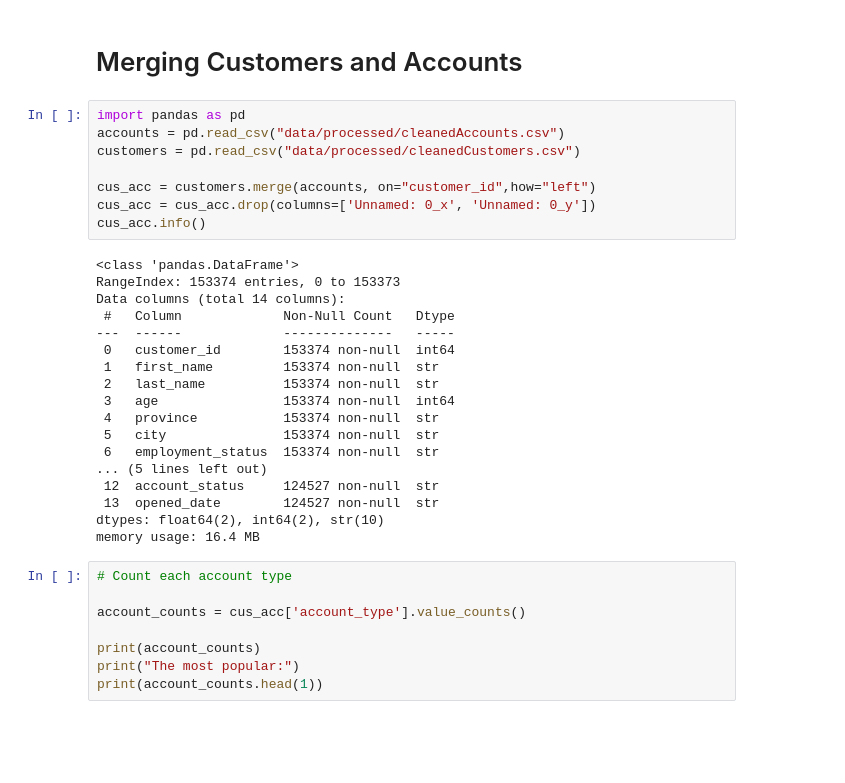
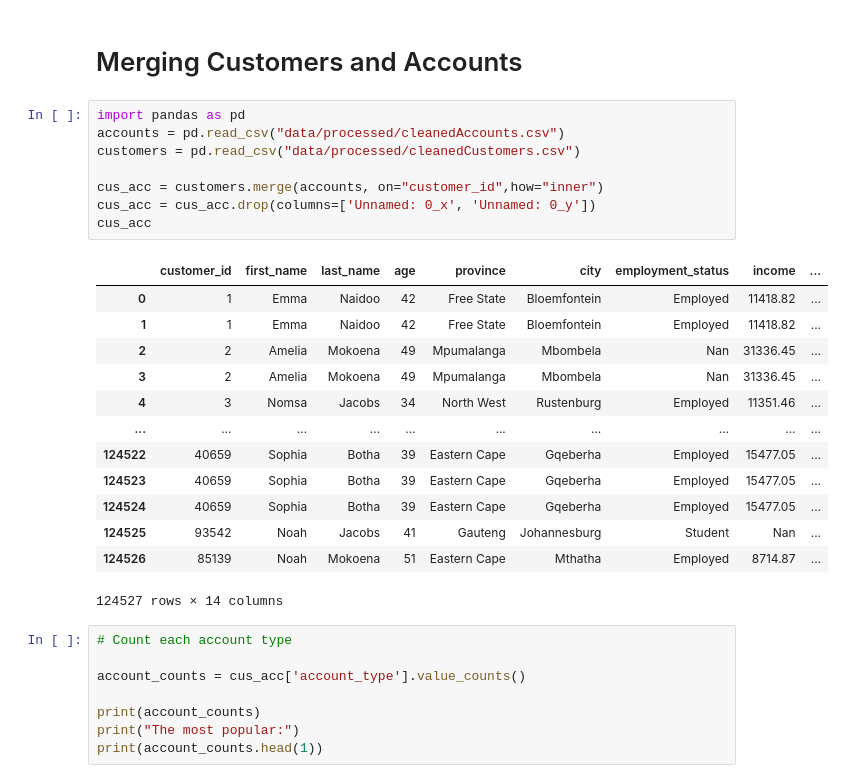
Before and after one commit to akonamajongile-a11y/bankguard, a Jupyter notebook: CleaningCustomers.ipynb, the cells around one changed output. Saved outputs shown, nothing was run; the diff lists cells and outputs as text; blank space fills up the shorter version.

Commit message:
dataset merge changes(Accounts and customers)

```diff
--- a/CleaningCustomers.ipynb
+++ b/CleaningCustomers.ipynb
@@ -546,29 +546,25 @@ accounts.to_csv("data/processed/cleanedAccounts.csv")
 # %%
 import pandas as pd
 accounts = pd.read_csv("data/processed/cleanedAccounts.csv")
 customers = pd.read_csv("data/processed/cleanedCustomers.csv")
 
-cus_acc = customers.merge(accounts, on="customer_id",how="left")
+cus_acc = customers.merge(accounts, on="customer_id",how="inner")
 cus_acc = cus_acc.drop(columns=['Unnamed: 0_x', 'Unnamed: 0_y'])
-cus_acc.info()
+cus_acc
 # %% [output]
+|  | customer_id | first_name | last_name | age | province | city | employment_status | income | ... |
+| 0 | 1 | Emma | Naidoo | 42 | Free State | Bloemfontein | Employed | 11418.82 | ... |
+| 1 | 1 | Emma | Naidoo | 42 | Free State | Bloemfontein | Employed | 11418.82 | ... |
+| 2 | 2 | Amelia | Mokoena | 49 | Mpumalanga | Mbombela | Nan | 31336.45 | ... |
+| 3 | 2 | Amelia | Mokoena | 49 | Mpumalanga | Mbombela | Nan | 31336.45 | ... |
+| 4 | 3 | Nomsa | Jacobs | 34 | North West | Rustenburg | Employed | 11351.46 | ... |
+| ... | ... | ... | ... | ... | ... | ... | ... | ... | ... |
+| 124522 | 40659 | Sophia | Botha | 39 | Eastern Cape | Gqeberha | Employed | 15477.05 | ... |
+| 124523 | 40659 | Sophia | Botha | 39 | Eastern Cape | Gqeberha | Employed | 15477.05 | ... |
+| 124524 | 40659 | Sophia | Botha | 39 | Eastern Cape | Gqeberha | Employed | 15477.05 | ... |
+| 124525 | 93542 | Noah | Jacobs | 41 | Gauteng | Johannesburg | Student | Nan | ... |
+| 124526 | 85139 | Noah | Mokoena | 51 | Eastern Cape | Mthatha | Employed | 8714.87 | ... |
-<class 'pandas.DataFrame'>
-RangeIndex: 153374 entries, 0 to 153373
-Data columns (total 14 columns):
- #   Column             Non-Null Count   Dtype
----  ------             --------------   -----
- 0   customer_id        153374 non-null  int64
- 1   first_name         153374 non-null  str
- 2   last_name          153374 non-null  str
- 3   age                153374 non-null  int64
- 4   province           153374 non-null  str
- 5   city               153374 non-null  str
- 6   employment_status  153374 non-null  str
-... (5 lines left out)
- 12  account_status     124527 non-null  str
- 13  opened_date        124527 non-null  str
-dtypes: float64(2), int64(2), str(10)
-memory usage: 16.4 MB
+124527 rows × 14 columns
 # %%
 # Count each account type
 
```
